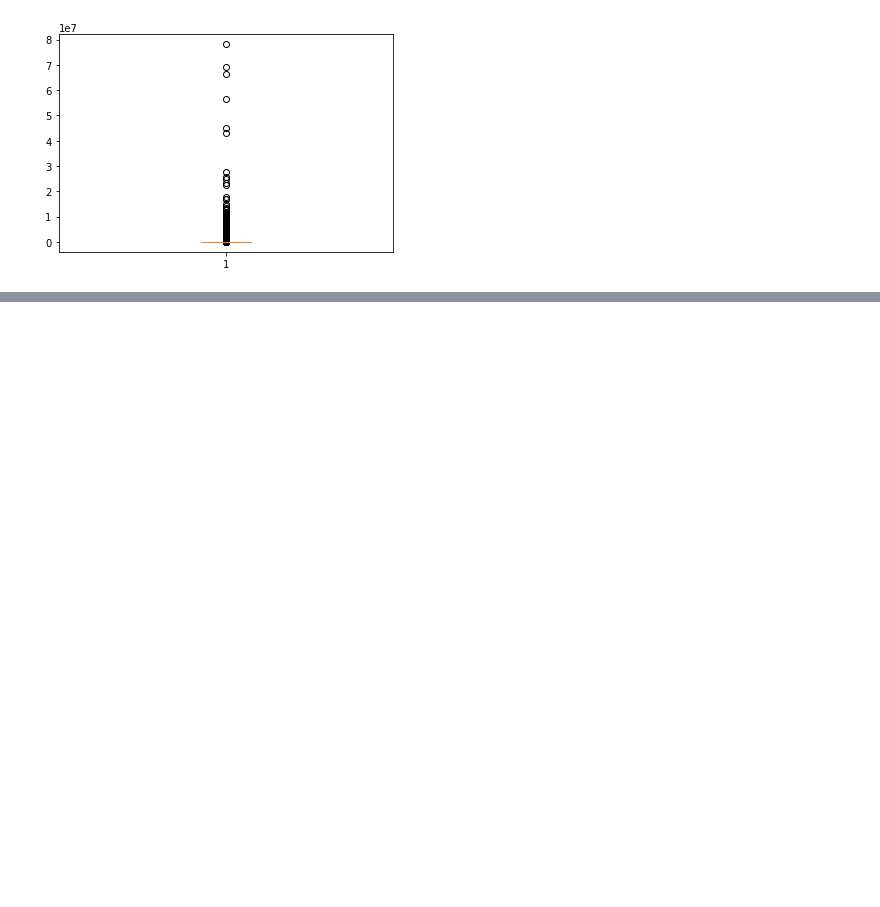
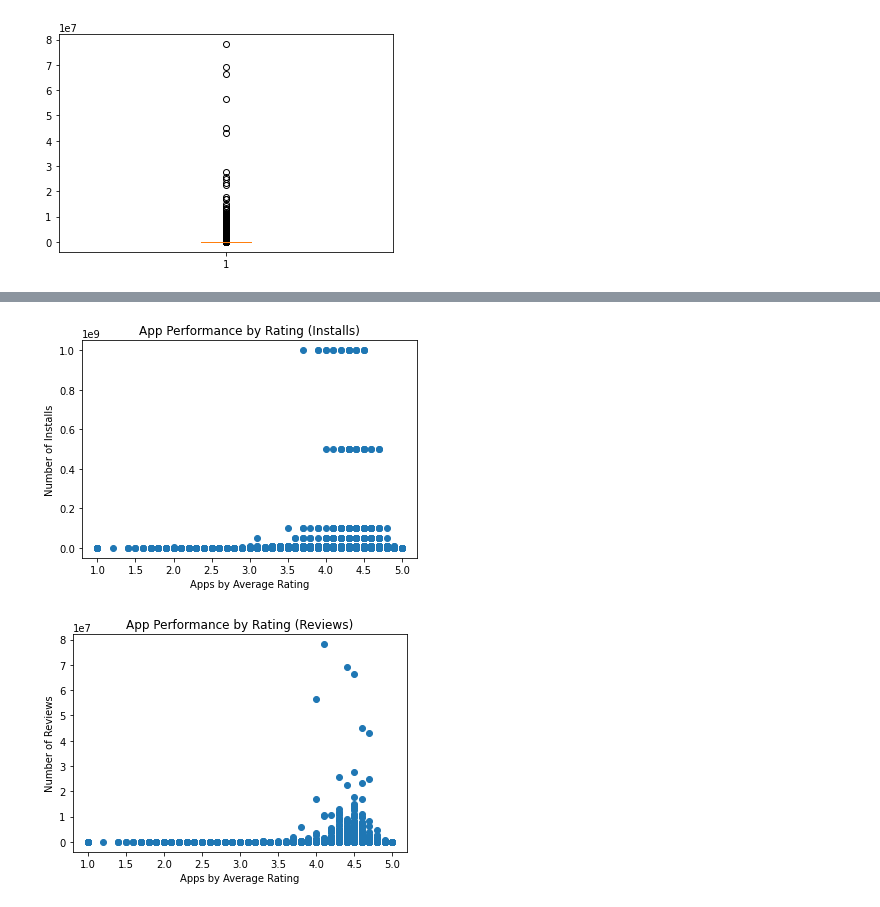
Before and after one commit to clabbott/app-data-analysis, a Jupyter notebook: FPT/Final_Proj_Tutorial.ipynb, the cells around one changed output, grey strips where cells are left out. Cells and saved outputs as stored; diff of their text form; code cells hidden in the pictures; blank space fills up the shorter version.

```diff
--- a/FPT/Final_Proj_Tutorial.ipynb
+++ b/FPT/Final_Proj_Tutorial.ipynb
@@ -373,0 +473,16 @@ plt.hist(df["Installs"].apply(lambda x: math.log10(x + 1)), bins=[0,1,2,3,4,5,6,
+# %%
+# Ratings vs targets (get rid of dupes)
+# Perhaps make each rating a box and whisker plot
+plt.xlabel("Apps by Average Rating")
+plt.ylabel("Number of Installs")
+plt.title("App Performance by Rating (Installs)")
+plt.scatter(df["Rating"],df["Installs"])
+plt.show()
+plt.xlabel("Apps by Average Rating")
+plt.ylabel("Number of Reviews")
+plt.title("App Performance by Rating (Reviews)")
+plt.scatter(df["Rating"],df["Reviews"])
+plt.show()
+# %% [output]
+[figure, added]
+[figure, added]
```
Also changed, not shown: parts of 29 cells of this notebook.
